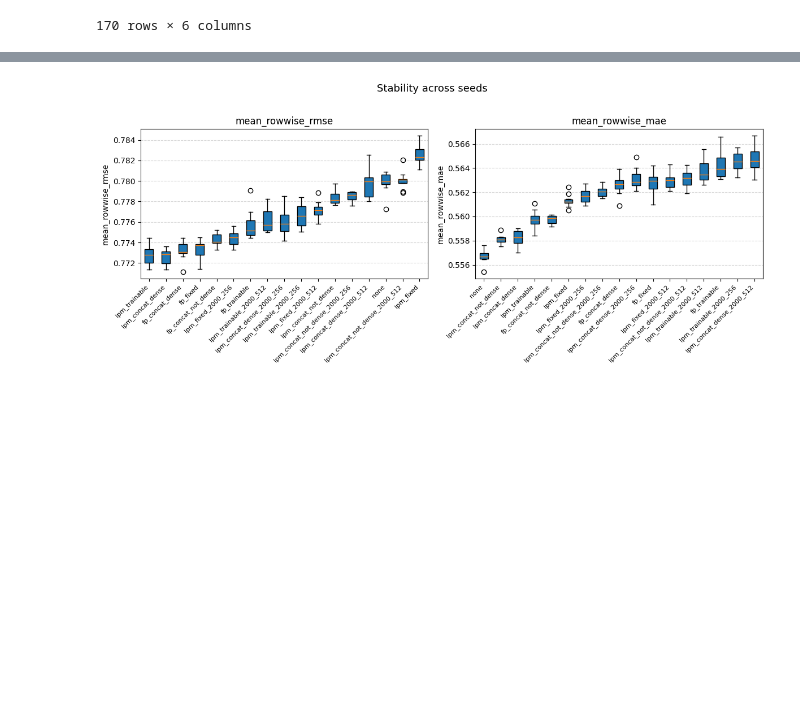
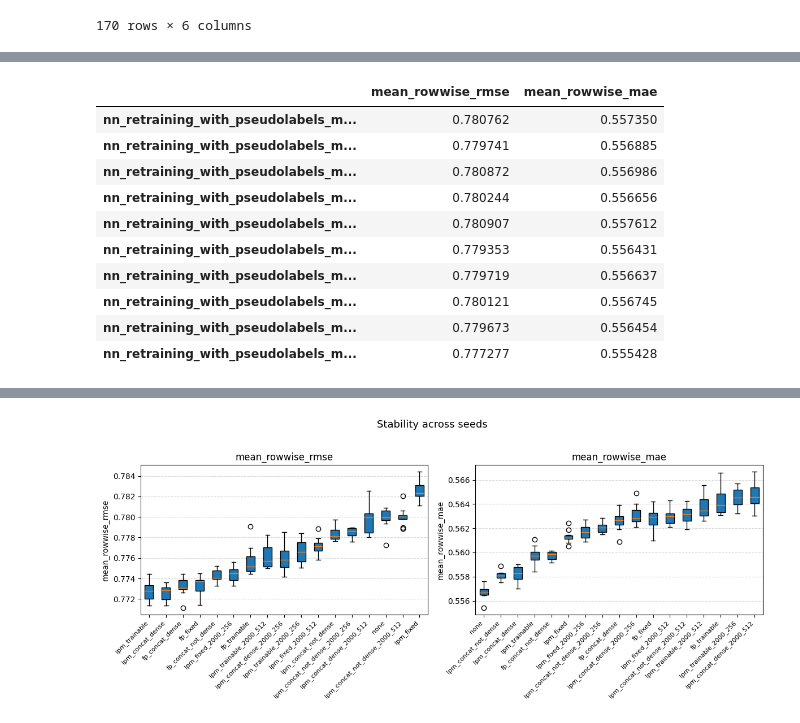
Before and after one commit to theislab/op3_signatures, a Jupyter notebook: notebooks/models_reproducibility/op3_models_reproducibility_printing_results_subsamples_stability_additional_lpm.ipynb, the cells around one changed output, grey strips where cells are left out. Cells and saved outputs as stored; diff of their text form; code cells hidden in the pictures; blank space fills up the shorter version.

```diff
--- a/notebooks/models_reproducibility/op3_models_reproducibility_printing_results_subsamples_stability_additional_lpm.ipynb
+++ b/notebooks/models_reproducibility/op3_models_reproducibility_printing_results_subsamples_stability_additional_lpm.ipynb
@@ -125,0 +140,14 @@ df_method_err.sort_values(by="mean_rowwise_rmse")
+# %%
+df_method_err[df_method_err['method_name'] == 'nn_retraining_with_pseudolabels_mol_emb_subsample_none'][['mean_rowwise_rmse', 'mean_rowwise_mae']]
+# %% [output]
+|  | mean_rowwise_rmse | mean_rowwise_mae |
+| nn_retraining_with_pseudolabels_m... | 0.780762 | 0.557350 |
+| nn_retraining_with_pseudolabels_m... | 0.779741 | 0.556885 |
+| nn_retraining_with_pseudolabels_m... | 0.780872 | 0.556986 |
+| nn_retraining_with_pseudolabels_m... | 0.780244 | 0.556656 |
+| nn_retraining_with_pseudolabels_m... | 0.780907 | 0.557612 |
+| nn_retraining_with_pseudolabels_m... | 0.779353 | 0.556431 |
+| nn_retraining_with_pseudolabels_m... | 0.779719 | 0.556637 |
+| nn_retraining_with_pseudolabels_m... | 0.780121 | 0.556745 |
+| nn_retraining_with_pseudolabels_m... | 0.779673 | 0.556454 |
+| nn_retraining_with_pseudolabels_m... | 0.777277 | 0.555428 |
```
Also changed, not shown: parts of 4 cells of this notebook, 6 other files.
